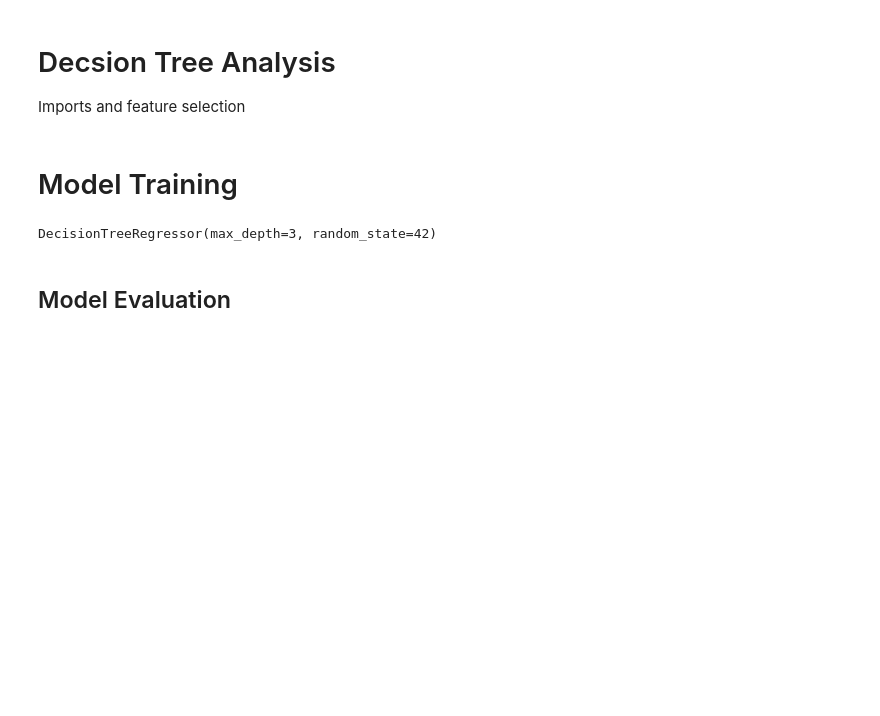
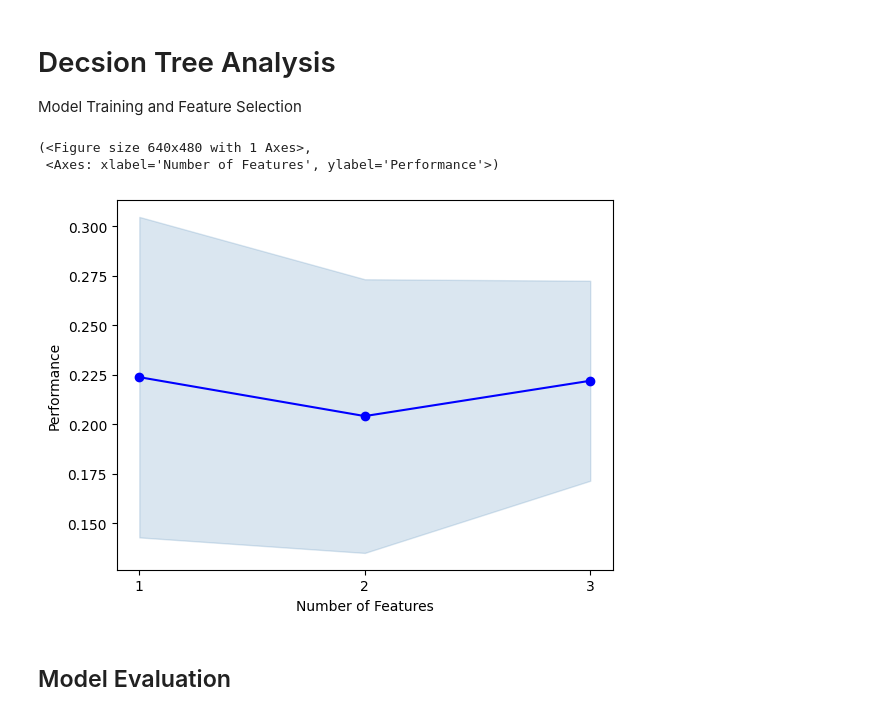
Before and after one commit to Bmcunningham4/imdb_predictions, a Jupyter notebook: dtree.ipynb, the cells around one changed output. Saved outputs shown, nothing was run; the diff lists cells and outputs as text; code cells hidden in the pictures; blank space fills up the shorter version.

```diff
--- a/dtree.ipynb
+++ b/dtree.ipynb
@@ -1,3 +1,3 @@
 # %% [markdown]
 # Decsion Tree Analysis
-Imports and feature selection
+Model Training and Feature Selection
@@ -12,15 +4,54 @@ from sklearn.tree import DecisionTreeRegressor
-# %% [markdown]
-# Model Training
-# %%
-X = ratings_df[["IMDb Rating", "Runtime (mins)", "Year", "Num Votes", "Day_Rated"]]
-y = ratings_df['Your Rating']
-
-X_train, X_test, y_train, y_test = train_test_split(X, y, test_size=0.2, random_state=42)
-
-model = DecisionTreeRegressor(max_depth = 3, random_state=42)
-model.fit(X_train, y_train)
-# %% [output]
-DecisionTreeRegressor(max_depth=3, random_state=42)
+# %%
+from data_cleaning import ratings_df, watchlist_df, valid_int
+import pandas as pd
+import numpy as np
+import matplotlib.pyplot as plt
+from sklearn.model_selection import train_test_split
+from sklearn.metrics import mean_absolute_error
+from sklearn.tree import DecisionTreeRegressor, plot_tree
+from sklearn import tree
+from mlxtend.feature_selection import SequentialFeatureSelector as SFS
+from mlxtend.plotting import plot_sequential_feature_selection
+
+
+
+#? Wrapper methods woooo
+#! Let's do some Sequential forward floating selection (SFFS)..
+
+model = DecisionTreeRegressor(max_depth = 5, random_state=42)
+
+X = ratings_df[["IMDb Rating", "Runtime (mins)", "Year", "Num Votes", "Day_Rated"]]
+y = ratings_df['Your Rating']
+
+X_train, X_test, y_train, y_test = train_test_split(X, y, test_size=0.2, random_state=42)
+
+sffs = SFS(model,
+          k_features=3,
+          forward=True,
+          floating=True,
+          scoring='r2',
+          cv=5)
+
+sffs.fit(X_train, y_train)
+
+selected_features = X_train.columns[list(sffs.k_feature_idx_)] # ['IMDb Rating', 'Year', 'Day_Rated']
+
+X_train_selected = X_train[selected_features]
+X_test_selected = X_test[selected_features]
+
+model = DecisionTreeRegressor(max_depth=5, random_state=42)
+
+#? Model 1 & 2
+model.fit(X_train, y_train)
+# model.fit(X_train_selected, y_train)
+
+#? Feature selection evaluation
+# print(sffs.subsets_)
+plot_sequential_feature_selection(sffs.get_metric_dict(), kind='std_dev')
+# %% [output]
+(<Figure size 640x480 with 1 Axes>,
+ <Axes: xlabel='Number of Features', ylabel='Performance'>)
+[figure, added]
 # %% [markdown]
 ## Model Evaluation
 # %%
```
Also changed, not shown: parts of 11 cells of this notebook, 2 other files.
